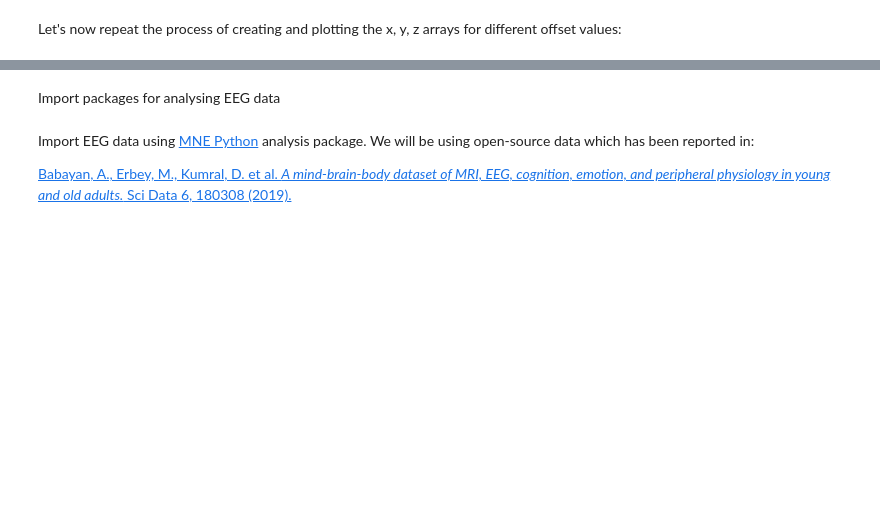
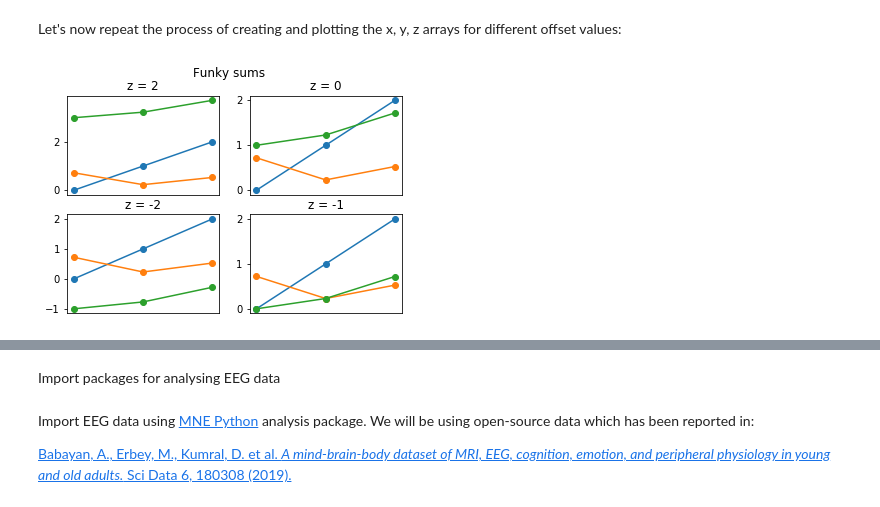
Before and after one commit to DylanMannKrzisnik/MiCM_W2021_Jupyter, a Jupyter notebook: MiCM_2021_notebook_full.ipynb, the cells around one changed output, grey strips where cells are left out. Drawn from its saved outputs; the diff is of its cells as text; code cells hidden in the pictures; blank space fills up the shorter version.

```diff
--- a/MiCM_2021_notebook_full.ipynb
+++ b/MiCM_2021_notebook_full.ipynb
@@ -251,7 +519,7 @@ plt.show()
 # %% [markdown]
 Let's now repeat the process of creating and plotting the x, y, z arrays for different offset values:
 # %%
-'''
+
 plt.figure()
 
 offset = 2
@@ -266,34 +534,35 @@ plt.title('z = {}'.format(offset))
 offset = 0
 z = fs(x,y, offset)
 plt.subplot(2,2,2)
 plt.plot(x, marker='o')
 plt.plot(y, marker='o')
 plt.plot(z, marker='o')
 plt.xticks([])
 plt.title('z = {}'.format(offset))
 
 offset = -2
 z = fs(x,y, offset)
 plt.subplot(2,2,3)
 plt.plot(x, marker='o')
 plt.plot(y, marker='o')
 plt.plot(z, marker='o')
 plt.xticks([])
 plt.title('z = {}'.format(offset))
 
 offset = -1
 z = fs(x,y, offset)
 plt.subplot(2,2,4)
 plt.plot(x, marker='o')
 plt.plot(y, marker='o')
 plt.plot(z, marker='o')
 plt.xticks([])
 plt.title('z = {}'.format(offset))
 
 plt.suptitle('Funky sums')
 
 plt.show()
-'''
+# %% [output]
+[figure, added]
 # %% [markdown]
 # EEG data analysis
  - ## EEG = electroencephalography
```
Also changed, not shown: parts of 116 cells of this notebook, 2 other files.
